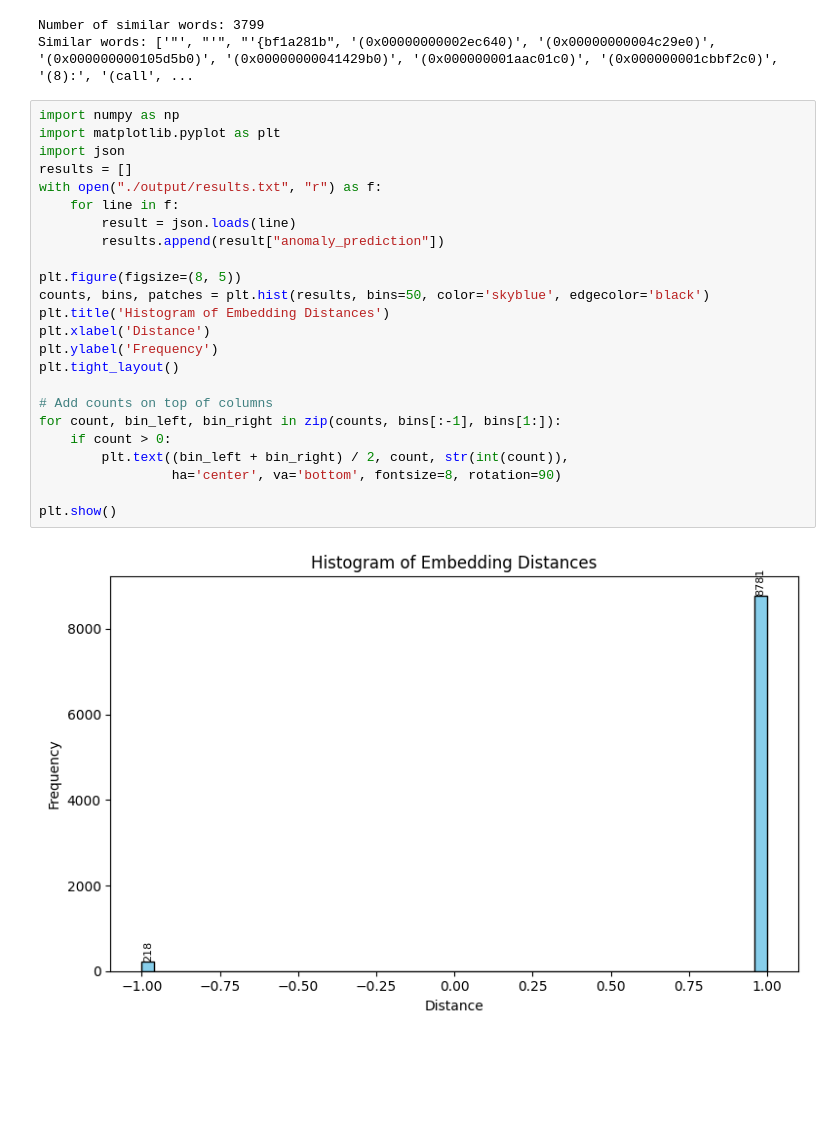
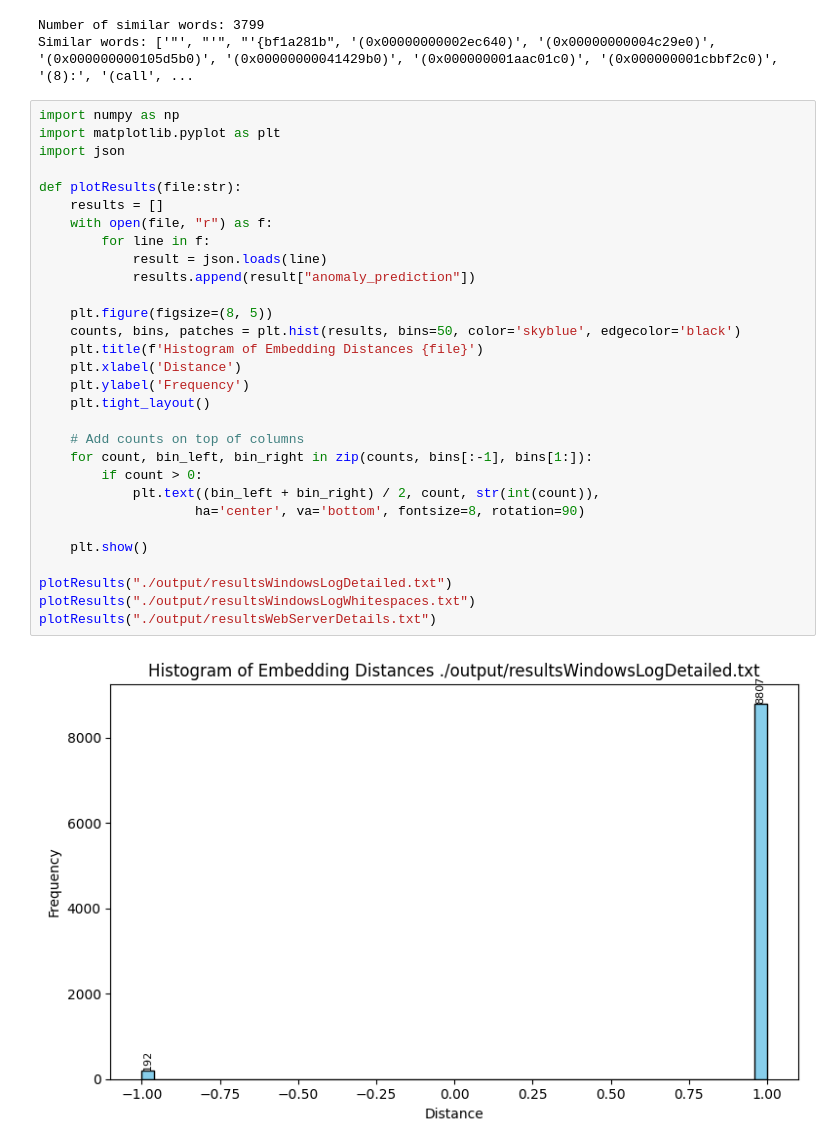
Before and after one commit to mmaracic/dataScience, a Jupyter notebook: anomaly-detection/analysis.ipynb, the cells around one changed output. Drawn from its saved outputs; the diff is of its cells as text; blank space fills up the shorter version.

Commit message:
Custom tokenisation, comparison of results

```diff
--- a/anomaly-detection/analysis.ipynb
+++ b/anomaly-detection/analysis.ipynb
@@ -121,26 +127,32 @@ Similar words: ['"', "'", "'{bf1a281b", '(0x00000000002ec640)', '(0x00000000004c
 # %%
 import numpy as np
 import matplotlib.pyplot as plt
 import json
-results = []
-with open("./output/results.txt", "r") as f:
-    for line in f:
-        result = json.loads(line)
-        results.append(result["anomaly_prediction"])
 
-plt.figure(figsize=(8, 5))
-counts, bins, patches = plt.hist(results, bins=50, color='skyblue', edgecolor='black')
-plt.title('Histogram of Embedding Distances')
-plt.xlabel('Distance')
-plt.ylabel('Frequency')
-plt.tight_layout()
+def plotResults(file:str):
+    results = []
+    with open(file, "r") as f:
+        for line in f:
+            result = json.loads(line)
+            results.append(result["anomaly_prediction"])
 
-# Add counts on top of columns
-for count, bin_left, bin_right in zip(counts, bins[:-1], bins[1:]):
-    if count > 0:
-        plt.text((bin_left + bin_right) / 2, count, str(int(count)),
-                 ha='center', va='bottom', fontsize=8, rotation=90)
+    plt.figure(figsize=(8, 5))
+    counts, bins, patches = plt.hist(results, bins=50, color='skyblue', edgecolor='black')
+    plt.title(f'Histogram of Embedding Distances {file}')
+    plt.xlabel('Distance')
+    plt.ylabel('Frequency')
+    plt.tight_layout()
 
-plt.show()
+    # Add counts on top of columns
+    for count, bin_left, bin_right in zip(counts, bins[:-1], bins[1:]):
+        if count > 0:
+            plt.text((bin_left + bin_right) / 2, count, str(int(count)),
+                    ha='center', va='bottom', fontsize=8, rotation=90)
+
+    plt.show()
+
+plotResults("./output/resultsWindowsLogDetailed.txt")
+plotResults("./output/resultsWindowsLogWhitespaces.txt")
+plotResults("./output/resultsWebServerDetails.txt")
 # %% [output]
-[figure, old version]
+[figure, new version]
```
Also changed, not shown: parts of 3 cells of this notebook, 1 other file.
